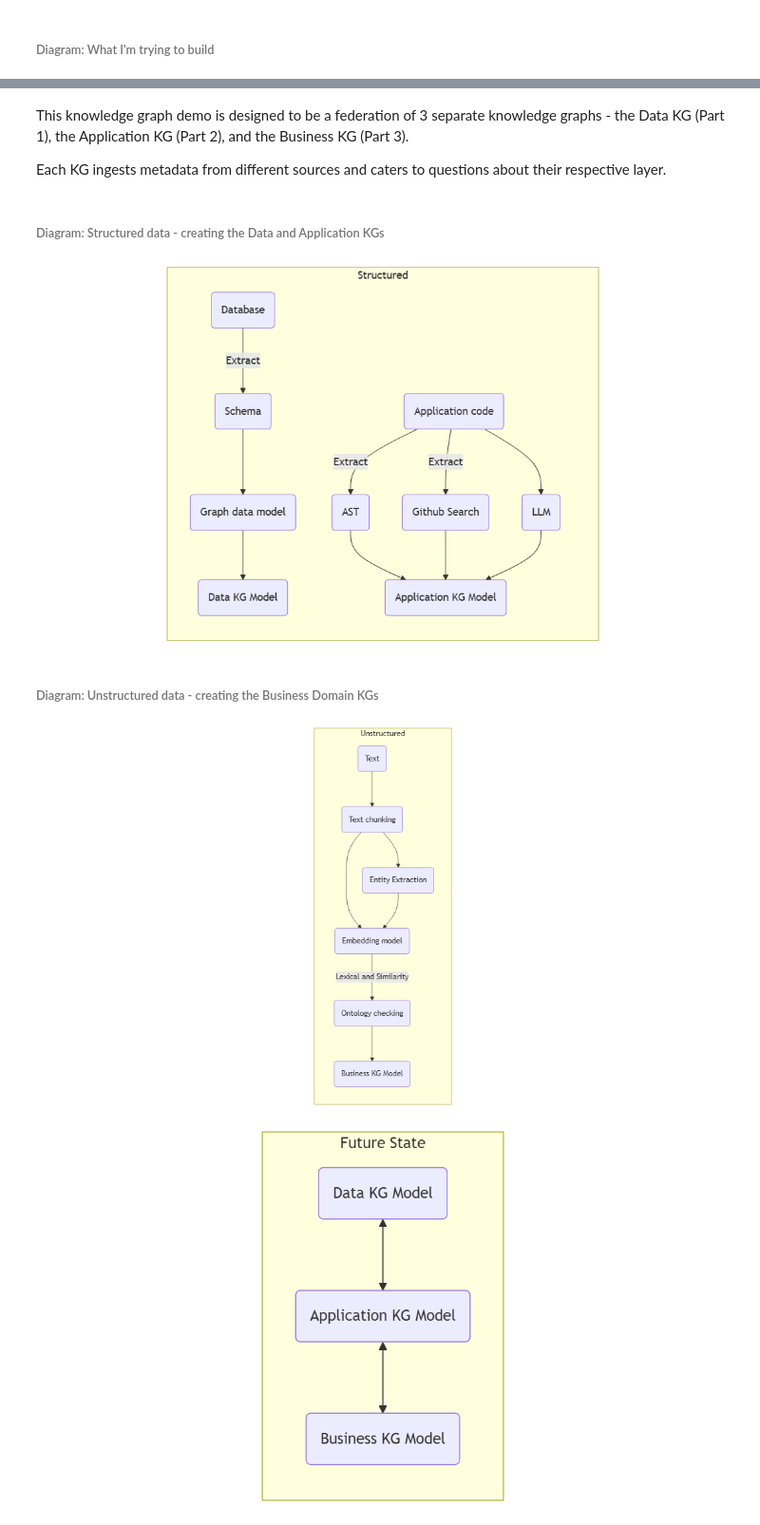
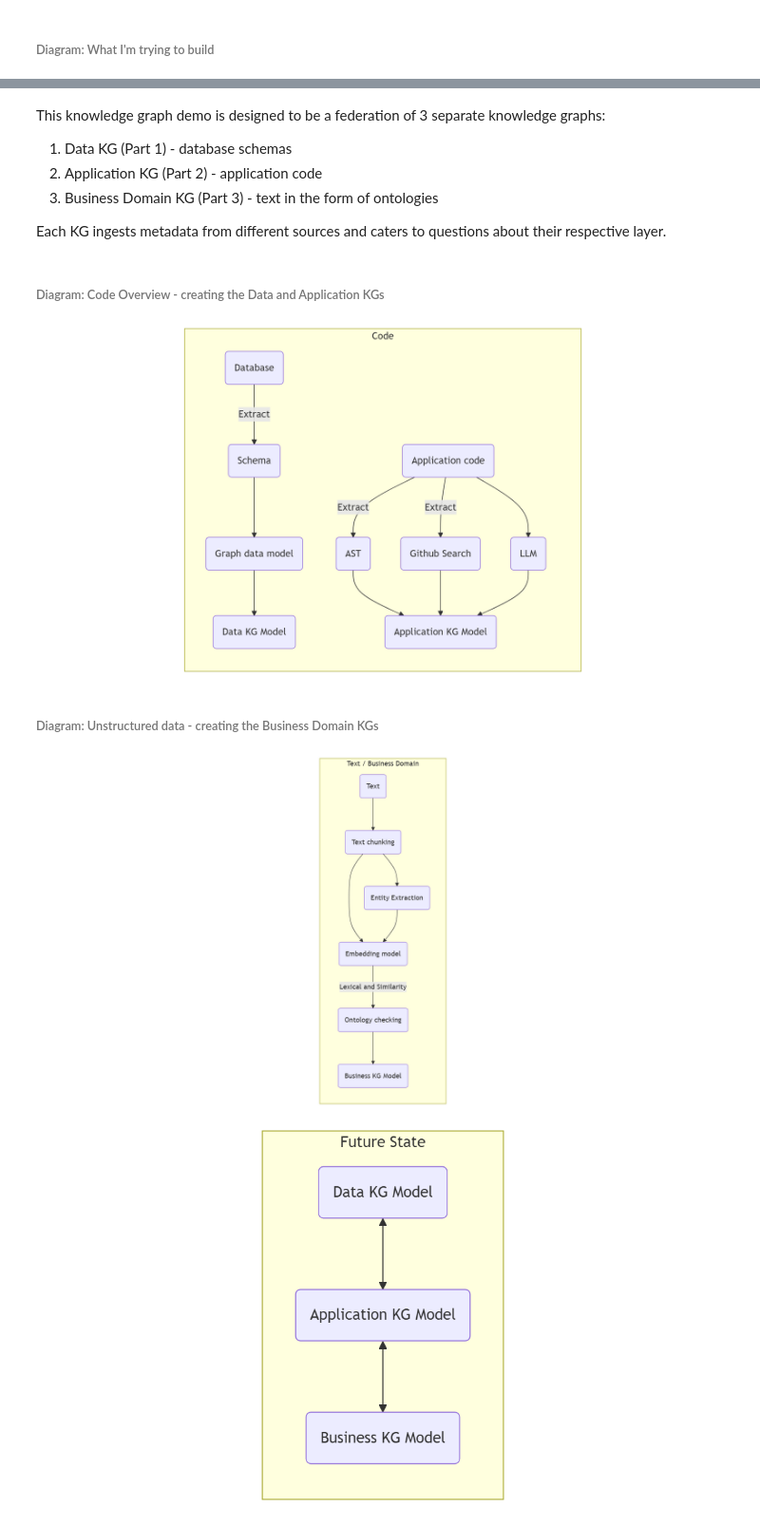
Before and after one commit to georgejaymcmc/AICampKGTalk, a Jupyter notebook: AICampKGTalk.ipynb, the cells around one changed output, grey strips where cells are left out. Shown at 95% size. Saved outputs shown, nothing was run; the diff lists cells and outputs as text; code cells hidden in the pictures.

```diff
--- a/AICampKGTalk.ipynb
+++ b/AICampKGTalk.ipynb
@@ -73,31 +99,36 @@ Image(filename=png_path)
 # %% [markdown]
-This knowledge graph demo is designed to be a federation of 3 separate knowledge graphs - the Data KG (Part 1), the Application KG (Part 2), and the Business KG (Part 3).
+This knowledge graph demo is designed to be a federation of 3 separate
+knowledge graphs:
+1. Data KG (Part 1) - database schemas
+2. Application KG (Part 2) - application code
+3. Business Domain KG (Part 3) - text in the form of ontologies
 
-Each KG ingests metadata from different sources and caters to questions about their respective layer.
+Each KG ingests metadata from different sources and caters to questions
+about their respective layer.
 # %% [markdown]
-###### Diagram: Structured data - creating the Data and Application KGs
+###### Diagram: Code Overview - creating the Data and Application KGs
 # %%
 from IPython.display import Image
 
 # Specify the path to your PNG file
-png_path = r"Diagrams/PNG/structuredOverview.png"
+png_path = r"Diagrams/PNG/codeOverview.png"
 
 # Display the PNG file
 Image(filename=png_path)
 # %% [output]
-[figure, old version]
+[figure, new version]
 # %% [markdown]
 ###### Diagram: Unstructured data - creating the Business Domain KGs
 # %%
 from IPython.display import Image
 
 # Specify the path to your PNG file
-png_path = r"Diagrams/PNG/unstructuredOverview.png"
+png_path = r"Diagrams/PNG/textOverview.png"
 
 # Display the PNG file
 Image(filename=png_path)
 # %% [output]
-[figure, old version]
+[figure, new version]
 # %%
 from IPython.display import Image
 
```
Also changed, not shown: parts of 26 cells of this notebook, 15 other files.
